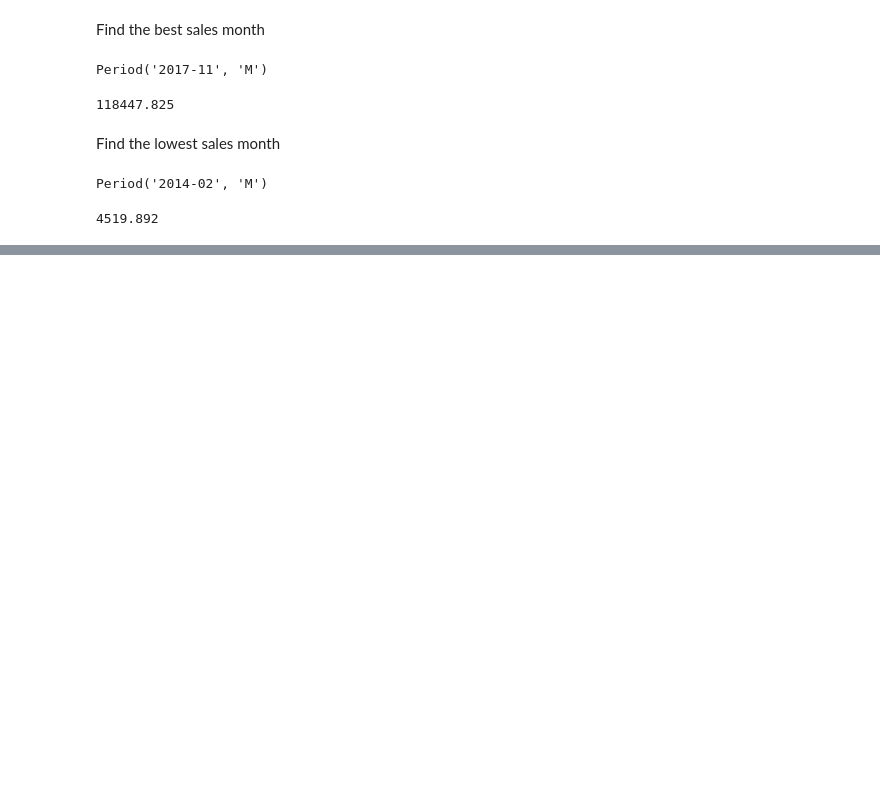
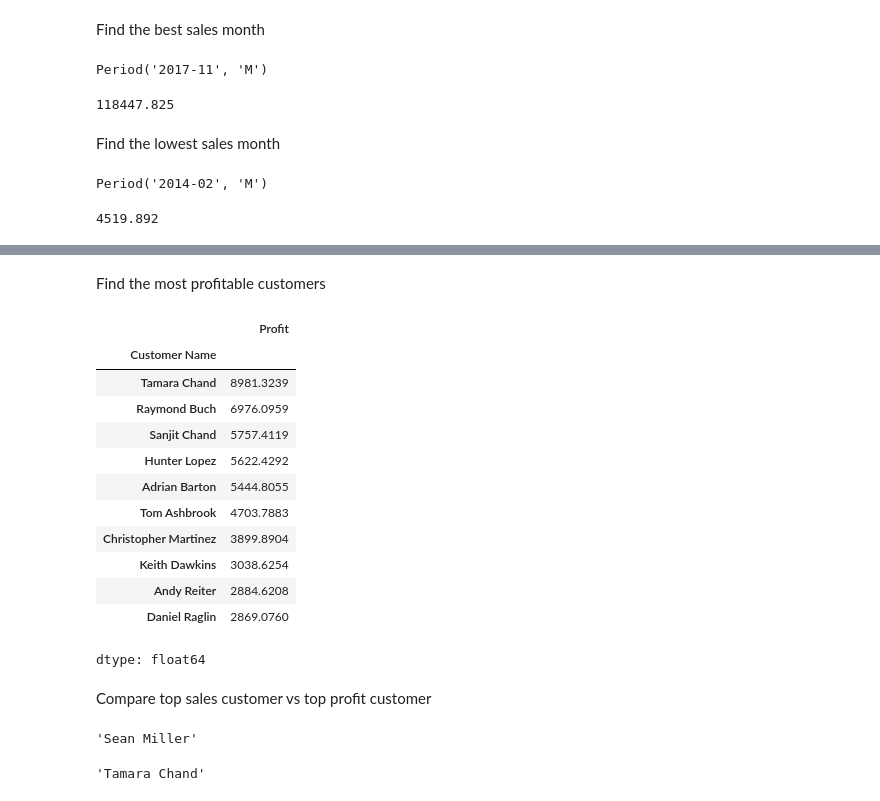
Before and after one commit to mukund1040/Data-Analytics-Projects, a Jupyter notebook: 02-Sales-Data-Analysis/Sales_Data_Analysis.ipynb, the cells around one changed output, grey strips where cells are left out. Saved outputs shown, nothing was run; the diff lists cells and outputs as text; code cells hidden in the pictures; blank space fills up the shorter version.

```diff
--- a/02-Sales-Data-Analysis/Sales_Data_Analysis.ipynb
+++ b/02-Sales-Data-Analysis/Sales_Data_Analysis.ipynb
@@ -568,0 +609,32 @@ monthly_sales.min()
+# %% [markdown]
+Find the most profitable customers
+# %%
+customer_profit = df.groupby("Customer Name")["Profit"].sum()
+
+customer_profit = customer_profit.sort_values(ascending=False)
+
+customer_profit.head(10)
+# %% [output]
+|  | Profit |
+| Customer Name |  |
+| Tamara Chand | 8981.3239 |
+| Raymond Buch | 6976.0959 |
+| Sanjit Chand | 5757.4119 |
+| Hunter Lopez | 5622.4292 |
+| Adrian Barton | 5444.8055 |
+| Tom Ashbrook | 4703.7883 |
+| Christopher Martinez | 3899.8904 |
+| Keith Dawkins | 3038.6254 |
+| Andy Reiter | 2884.6208 |
+| Daniel Raglin | 2869.0760 |
+dtype: float64
+# %% [markdown]
+Compare top sales customer vs top profit customer
+# %%
+customer_sales.idxmax()
+# %% [output]
+'Sean Miller'
+# %%
+customer_profit.idxmax()
+# %% [output]
+'Tamara Chand'
```
Also changed, not shown: parts of 6 cells of this notebook.
